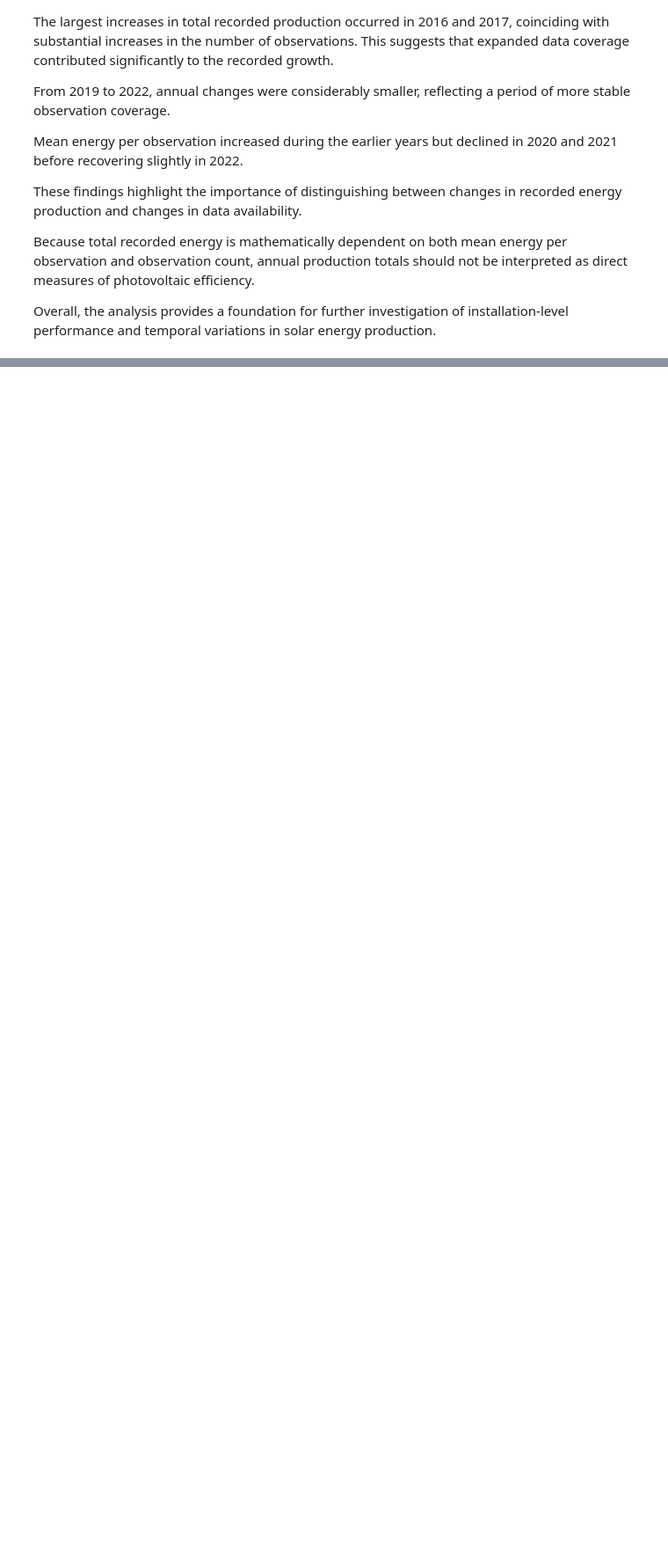
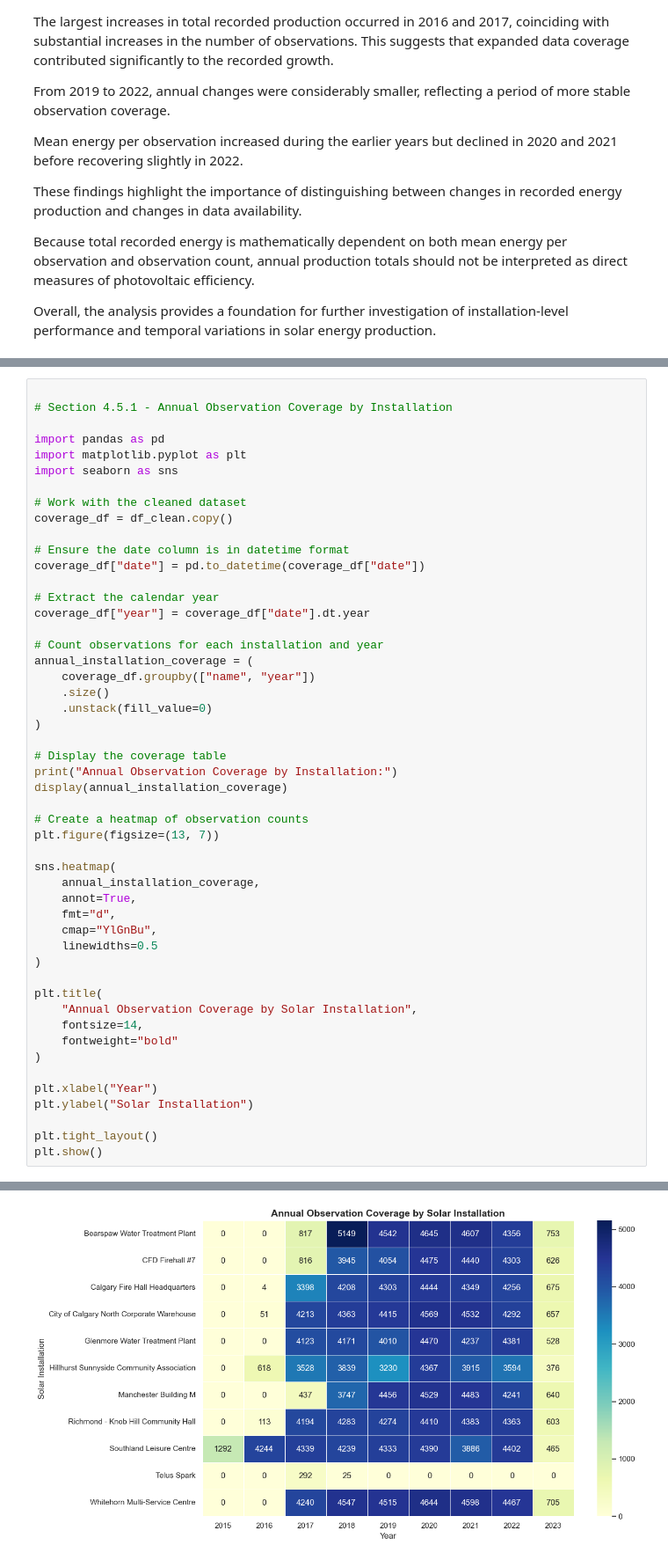
Before and after one commit to damisar/Solar-Energy-Production-Analysis, a Jupyter notebook: notebooks/solar_production_eda.ipynb, the cells around one changed output, grey strips where cells are left out. Shown at 88% size. Drawn from its saved outputs; the diff is of its cells as text; blank space fills up the shorter version.

Commit message:
Complete solar production coverage and comparability analysis

```diff
--- a/notebooks/solar_production_eda.ipynb
+++ b/notebooks/solar_production_eda.ipynb
@@ -2078,0 +2094,51 @@ temporal variations in solar energy production.
+# %%
+
+# Section 4.5.1 - Annual Observation Coverage by Installation
+
+import pandas as pd
+import matplotlib.pyplot as plt
+import seaborn as sns
+
+# Work with the cleaned dataset
+coverage_df = df_clean.copy()
+
+# Ensure the date column is in datetime format
+coverage_df["date"] = pd.to_datetime(coverage_df["date"])
+
+# Extract the calendar year
+coverage_df["year"] = coverage_df["date"].dt.year
+
+# Count observations for each installation and year
+annual_installation_coverage = (
+    coverage_df.groupby(["name", "year"])
+    .size()
+    .unstack(fill_value=0)
+)
+
+# Display the coverage table
+print("Annual Observation Coverage by Installation:")
+display(annual_installation_coverage)
+
+# Create a heatmap of observation counts
+plt.figure(figsize=(13, 7))
+
+sns.heatmap(
+    annual_installation_coverage,
+    annot=True,
+    fmt="d",
+    cmap="YlGnBu",
+    linewidths=0.5
+)
+
+plt.title(
+    "Annual Observation Coverage by Solar Installation",
+    fontsize=14,
+    fontweight="bold"
+)
+
+plt.xlabel("Year")
+plt.ylabel("Solar Installation")
+
+plt.tight_layout()
+plt.show()
+# %% [output]
@@ -2078,0 +2159 @@ temporal variations in solar energy production.
+[figure, added]
```
Also changed, not shown: parts of 19 cells of this notebook.
